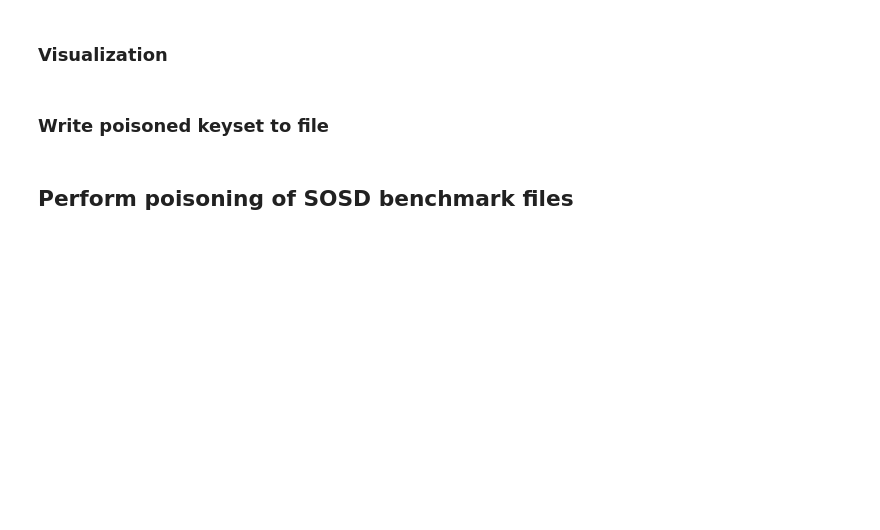
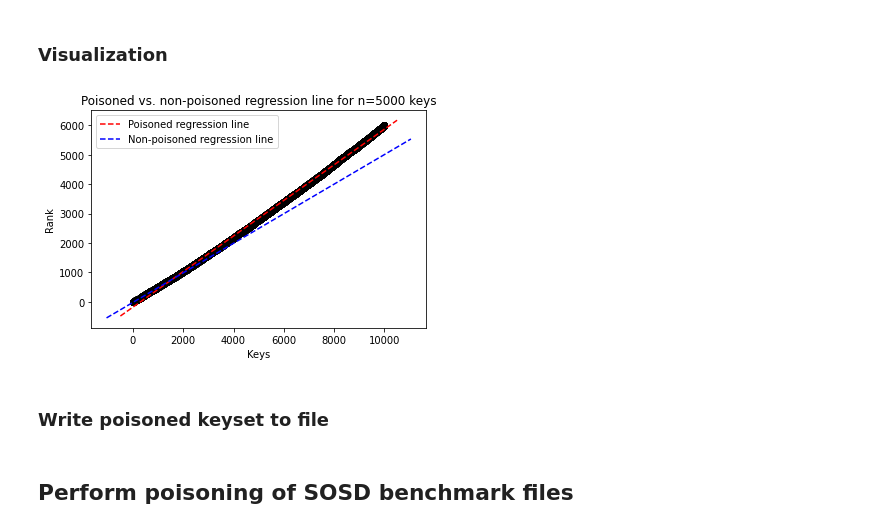
Before and after one commit to Bachfischer/adversarial-ml-for-learned-indexes, a Jupyter notebook: src/greedy_poisoning_regression_cdf_optimized.ipynb, the cells around one changed output. Saved outputs shown, nothing was run; the diff lists cells and outputs as text; code cells hidden in the pictures; blank space fills up the shorter version.

```diff
--- a/src/greedy_poisoning_regression_cdf_optimized.ipynb
+++ b/src/greedy_poisoning_regression_cdf_optimized.ipynb
@@ -67,7 +81,10 @@ def rankdata(array):
     return inv + 1
 # %%
 # Extracts non-occupied keys for a given sequence
-def extract_non_occupied_keys(keyset):
+def partition_non_occupied_keys_all_in_one(K, P):
+    keyset = np.append(K, list(P))
+    keyset = np.sort(keyset)
+
     n = keyset.shape[0]
 
     lower_bound = int(keyset[0]-1)
@@ -76,9 +93,20 @@ def extract_non_occupied_keys(keyset):
     # convert to set to speed up lookup
     keyset = set(keyset)
 
-    non_occupied_keys = []
+    endpoints = []
+    is_in_sequence = False
     for i in range(lower_bound, upper_bound + 1):
-        if i not in keyset:
-            non_occupied_keys.append(i)
+        # TODO: We limit the number of endpoints to improve performance
+        if len(endpoints) > 50000:
+            return  np.array(endpoints)
+        elif (i not in keyset and is_in_sequence is False): # if key i is at start of sequence
+            #print("Adding " + str(i) + " to non_occupied_keys")
+            is_in_sequence = True
+            endpoints.append(i)
+        elif i not in keyset and is_in_sequence is True and (i+1) in keyset: # if key i is at end of sequence
+            #print("Adding " + str(i) + " to non_occupied_keys because " + str(i+1) + " is not in keyset")
+            endpoints.append(i)
+        else:
+            is_in_sequence = False
 
-    return non_occupied_keys
+    return np.array(endpoints)
@@ -238,5 +248,5 @@ plot_distribution_of_poisoning_keys(poisoning_keys, X)
 # %%
-X_poisoned = np.append(X, list(poisoning_keys))
-y_poisoned = rankdata(X_poisoned)
-X_poisoned = X_poisoned.reshape(-1,1)
+x_poisoned = np.append(x, list(poisoning_keys))
+y_poisoned = rankdata(x_poisoned)
+x_poisoned = x_poisoned.reshape(-1,1)
 # %%
@@ -250,12 +260,9 @@ Mean Squared Error: 238.97833221639377
 ### Visualization
 # %%
 # Plot outputs
-#plt.scatter(X_poisoned, y_poisoned,  color='black')
-#abline(regressor_poisoned.coef_, regressor_poisoned.intercept_, color="red", label="Poisoned regression line")
-#abline(regressor_legitimate.coef_, regressor_legitimate.intercept_, color="blue", label="Non-poisoned regression line")
-#label= "Poisoned vs. non-poisoned regression line for n="+ str(X.shape[0]) + " keys"
-#plt.title(label=label)
-#plt.show()
+plot_poisoned_and_non_poisoned_regression_line(x, y, x_poisoned, y_poisoned)
+# %% [output]
+[figure, added]
 # %% [markdown]
 ### Write poisoned keyset to file
 # %%
```
Also changed, not shown: parts of 27 cells of this notebook.
